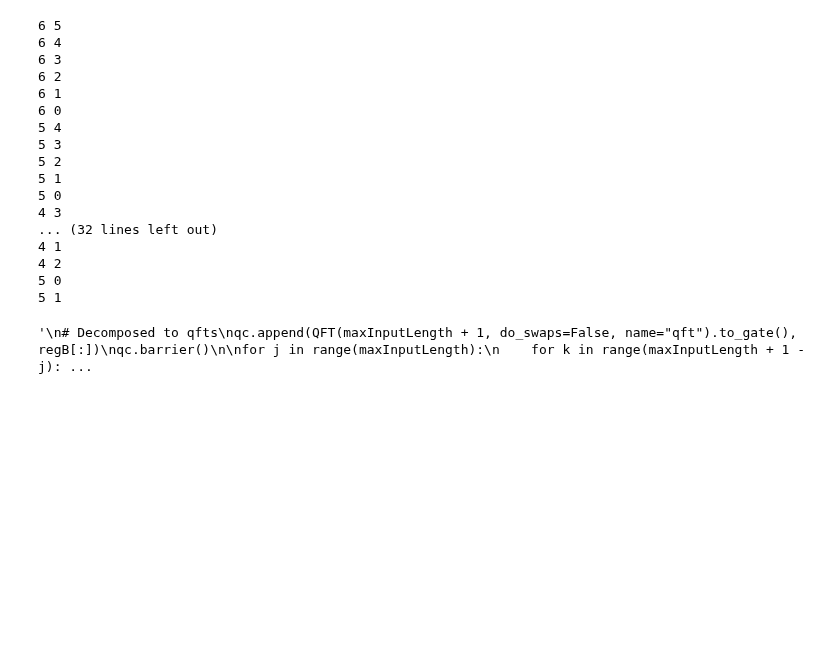
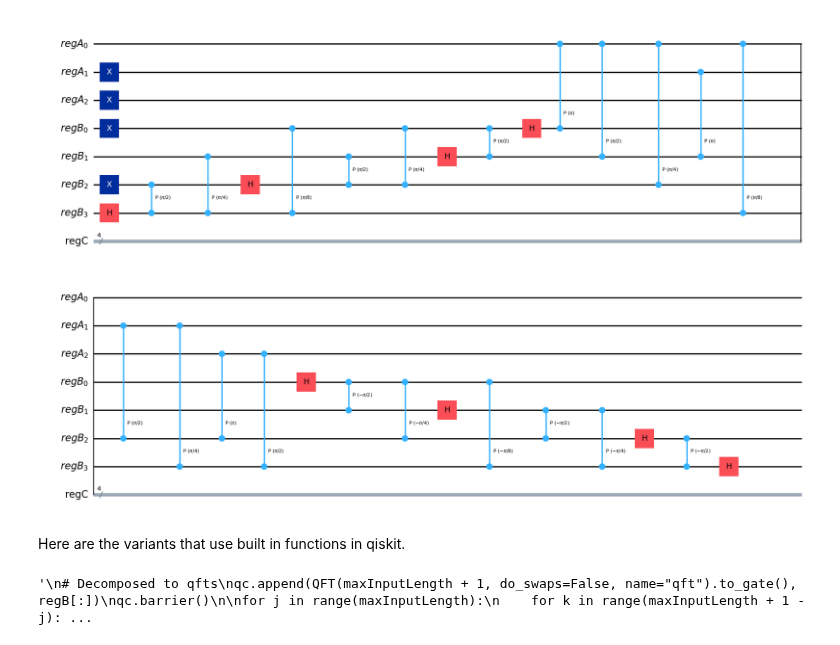
Before and after one commit to mforgo/Quantum-Examples, a Jupyter notebook: QFTAddition.ipynb, the cells around one changed output. Drawn from its saved outputs; the diff is of its cells as text; code cells hidden in the pictures; blank space fills up the shorter version.

```diff
--- a/QFTAddition.ipynb
+++ b/QFTAddition.ipynb
@@ -66,23 +207,14 @@ for idx, val in enumerate(secondBinaryNumber):
+# %%
+for target in range(maxInputLength + 1):
+    qc.h(regB[target])
+    for control in range(target+1, maxInputLength + 1):
+        qc.cp(-math.pi/(2**(control-target)), regB[control], regB[target])
+qc.draw("mpl", plot_barriers=False)
+# %% [output]
+[figure, added]
+# %% [markdown]
+Here are the variants that use built in functions in qiskit.
 # %%
-# Decomposed to simple gates
-for target in range(maxInputLength, -1, -1):
-    qc.h(regB[target])
-    for control in range(target-1, -1, -1):
-        qc.cp(math.pi*(2**(control-target)), regB[target], regB[control])
-qc.barrier()
-
-for target in range(maxInputLength):
-    for control in range(maxInputLength + 1 - target):
-        lam = math.pi / (2**control)
-        qc.cp(lam, regA[target], regB[target+control])
-qc.barrier()
-
-for target in range(maxInputLength + 1):
-    qc.h(regB[target])
-    for control in range(target+1, maxInputLength + 1):
-        qc.cp(-math.pi/(2**(control-target)), regB[control], regB[target])
-
-
 """
 # Decomposed to qfts
 qc.append(QFT(maxInputLength + 1, do_swaps=False, name="qft").to_gate(), regB[:])
@@ -96,25 +228,7 @@ qc.barrier()
 
 qc.append(QFT(maxInputLength + 1, do_swaps=False, name="iqft").inverse().to_gate(), regB[:])
 """
-
 # Prepared gate
 #qc.append(DraperQFTAdder(maxInputLength+1), qargs=regA[:] + regB[:])
 # %% [output]
-6 5
-6 4
-6 3
-6 2
-6 1
-6 0
-5 4
-5 3
-5 2
-5 1
-5 0
-4 3
-... (32 lines left out)
-4 1
-4 2
-5 0
-5 1
+'\n# Decomposed to qfts\nqc.append(QFT(maxInputLength + 1, do_swaps=False, name="qft").to_gate(), regB[:])\nqc.barrier()\n\nfor j in range(maxInputLength):\n    for k in range(maxInputLength + 1 - j): ...
-'\n# Decomposed to qfts\nqc.append(QFT(maxInputLength + 1, do_swaps=False, name="qft").to_gate(), regB[:])\nqc.barrier()\n\nfor j in range(maxInputLength):\n    for k in range(maxInputLength + 1 - j): ...
```
Also changed, not shown: parts of 22 cells of this notebook.
